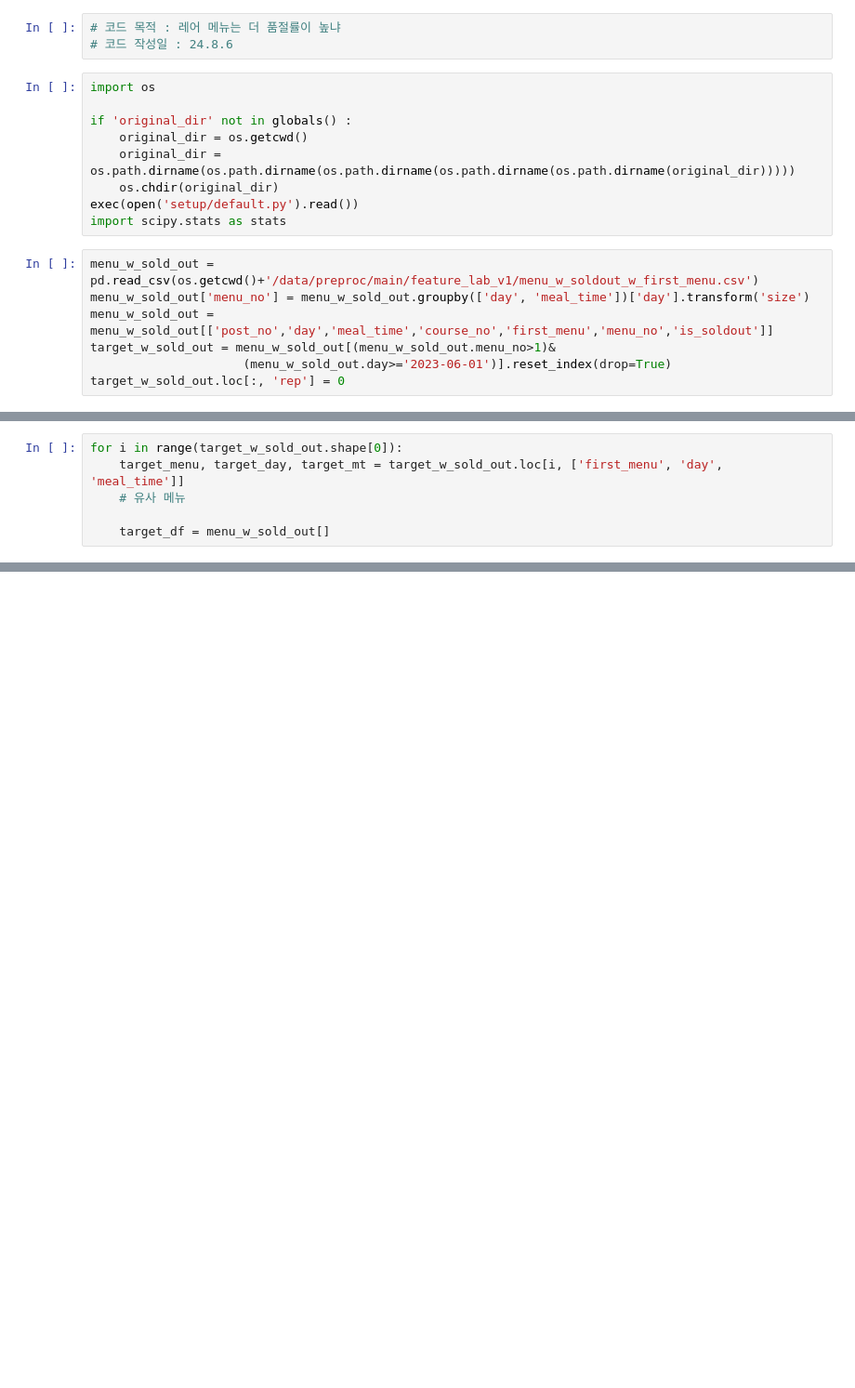
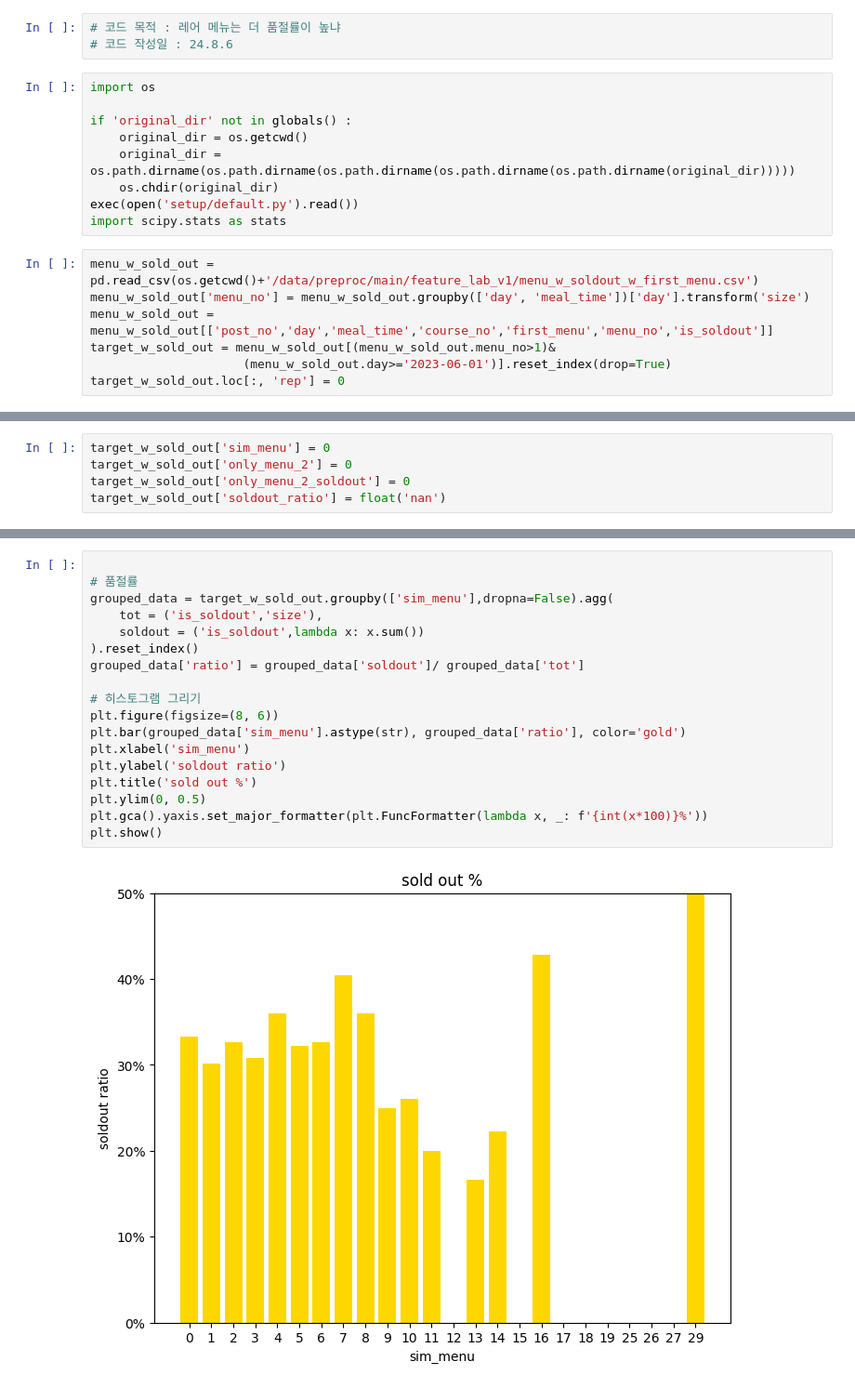
Before and after one commit to jhy6219/cafeteria, a Jupyter notebook: src/eda/feature_lab/eda/v1/rare_menu.ipynb, the cells around one changed output, grey strips where cells are left out. Shown at 93% size. Drawn from its saved outputs; the diff is of its cells as text; blank space fills up the shorter version.

```diff
--- a/src/eda/feature_lab/eda/v1/rare_menu.ipynb
+++ b/src/eda/feature_lab/eda/v1/rare_menu.ipynb
@@ -30,6 +24,0 @@ NameError: name 'i' is not defined
-# %%
-for i in range(target_w_sold_out.shape[0]):
-    target_menu, target_day, target_mt = target_w_sold_out.loc[i, ['first_menu', 'day', 'meal_time']]
-    # 유사 메뉴
-
-    target_df = menu_w_sold_out[]
@@ -37,0 +25,5 @@ IndentationError: unexpected indent (423823750.py, line 2)
+# %%
+target_w_sold_out['sim_menu'] = 0
+target_w_sold_out['only_menu_2'] = 0
+target_w_sold_out['only_menu_2_soldout'] = 0
+target_w_sold_out['soldout_ratio'] = float('nan')
@@ -37,0 +74,20 @@ IndentationError: unexpected indent (423823750.py, line 2)
+# %%
+
+# 품절률
+grouped_data = target_w_sold_out.groupby(['sim_menu'],dropna=False).agg(
+    tot = ('is_soldout','size'),
+    soldout = ('is_soldout',lambda x: x.sum())
+).reset_index()
+grouped_data['ratio'] = grouped_data['soldout']/ grouped_data['tot']
+
+# 히스토그램 그리기
+plt.figure(figsize=(8, 6))
+plt.bar(grouped_data['sim_menu'].astype(str), grouped_data['ratio'], color='gold')
+plt.xlabel('sim_menu')
+plt.ylabel('soldout ratio')
+plt.title('sold out %')
+plt.ylim(0, 0.5)
+plt.gca().yaxis.set_major_formatter(plt.FuncFormatter(lambda x, _: f'{int(x*100)}%'))
+plt.show()
+# %% [output]
+[figure, added]
```
Also changed, not shown: parts of 5 cells of this notebook, 1 other file.
